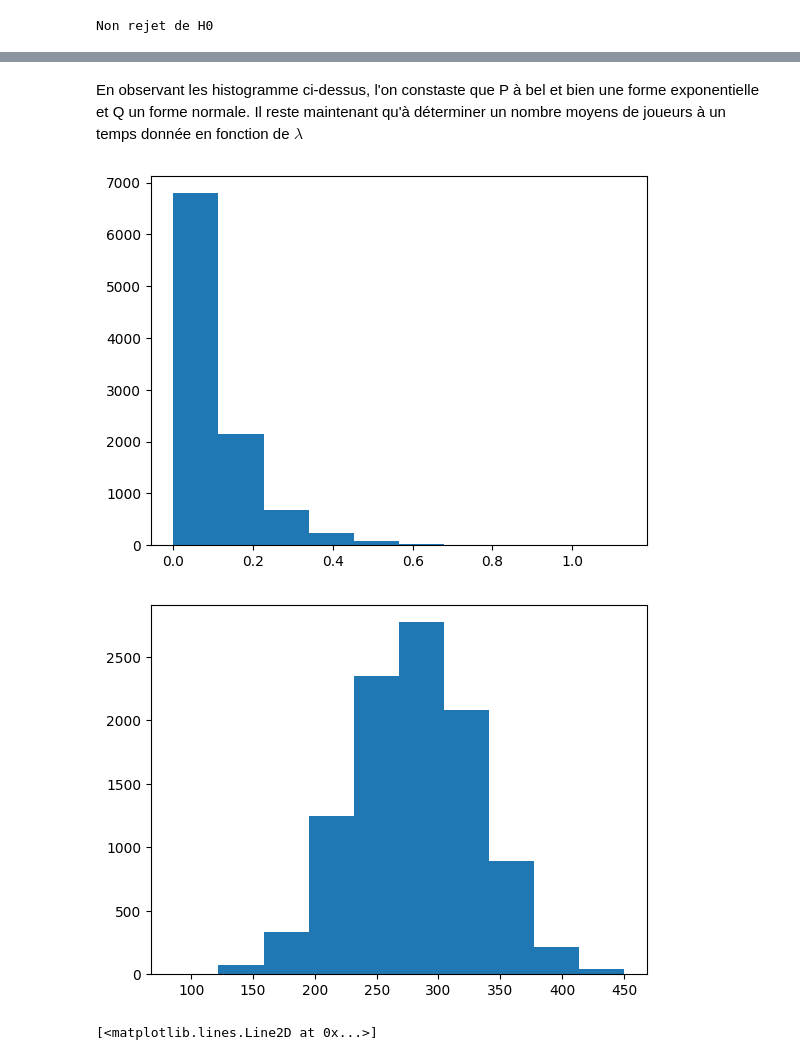
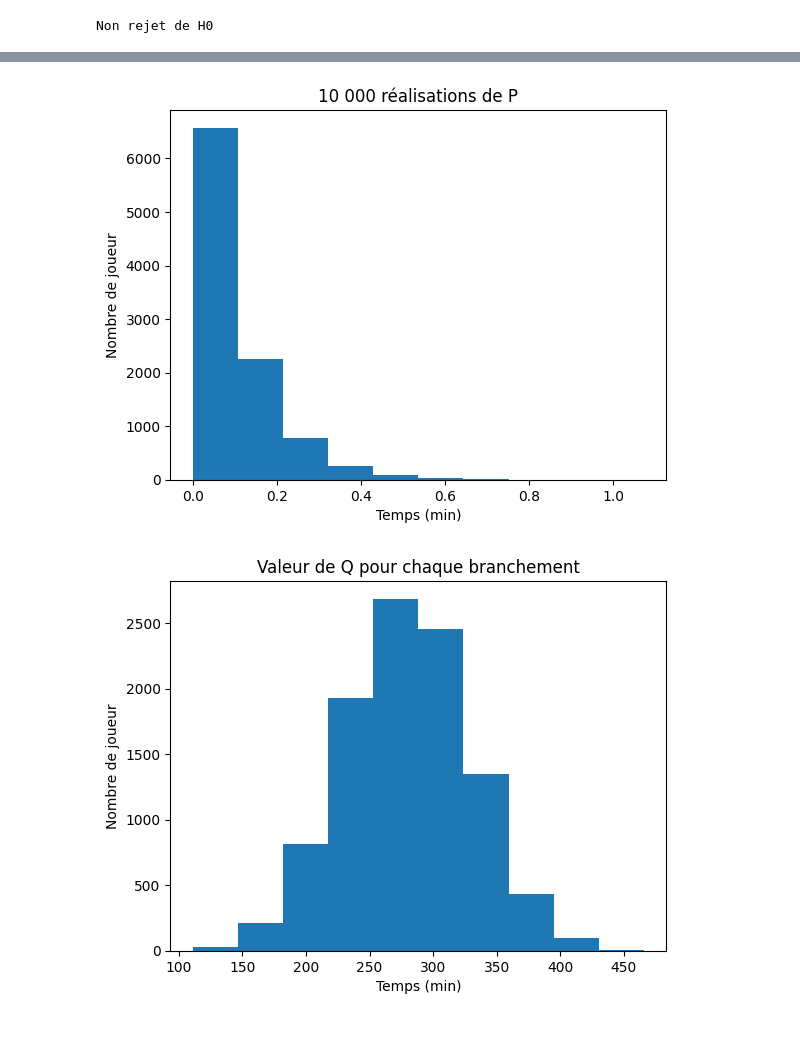
Before and after one commit to leethalss/S5_APP5, a Jupyter notebook: problematique.ipynb, the cells around one changed output, grey strips where cells are left out. Cells and saved outputs as stored; diff of their text form; code cells hidden in the pictures; blank space fills up the shorter version.

```diff
--- a/problematique.ipynb
+++ b/problematique.ipynb
@@ -373,68 +350,40 @@ plt.show()
-# %% [markdown]
-En observant les histogramme ci-dessus, l'on constaste que P à bel et bien une forme exponentielle et Q un forme normale. Il reste maintenant qu'à déterminer un nombre moyens de joueurs à un temps donnée en fonction de $\lambda$
-# %%
-N = 10000
-Lambda = 10
-temps = np.zeros(int(N*np.mean(p)+moyenne+4*std))
-tempsCourant = 0.0
-
-# Cas réel
-for i in range(N):
-    duree = int(RealisationQ(1)[0])
-    for j in range(duree):
-        temps[int(np.floor(tempsCourant)+j)] += 1
-
-    tempsCourant += RealisationP(1, Lambda)[0]
 # %%
-import numpy as np
-import matplotlib.pyplot as plt
-
 # Paramètres
 N = 10000
 lambdas = [10, 50, 100]  # Choisissez au moins 3 valeurs de λ entre 10 et 100
 moyenne_Q = 280.58  # Remplacez par la moyenne réelle de la variable aléatoire Q
 std_Q = 50.124481  # Remplacez par l'écart type réel de la variable aléatoire Q
 
 # Fonction pour générer les instants de branchement des joueurs
 def generate_arrival_times(N, lam):
     aleatoire = np.random.rand(N)
     return (-np.log(1 - aleatoire)) / lam
 
 # Fonction pour générer les temps de jeu des joueurs
 def generate_play_times(N, moyenne, std):
     aleatoire2 = np.random.rand(N)
     play_times = np.zeros(N)
     for i in range(len(aleatoire2)):
         if aleatoire2[i] >= 0.5:
             play_times[i] = np.sqrt(-np.log(-(aleatoire2[i] * 2 - 1)**2 + 1) / (np.sqrt(np.pi / 8))) * std + moyenne
         else:
             play_times[i] = -np.sqrt(-np.log(-(aleatoire2[i] * 2 - 1)**2 + 1) / (np.sqrt(np.pi / 8))) * std + moyenne
     return play_times
 
 # Boucle sur différentes valeurs de λ
 
 P = generate_arrival_times(N,lambdas[0])
 plt.hist(P)
+plt.title('10 000 réalisations de P')
+plt.xlabel('Temps (min)')
+plt.ylabel('Nombre de joueur')
 plt.show()
 Q = generate_play_times(N,moyenne_Q,std_Q)
 plt.hist(Q)
+plt.title('Valeur de Q pour chaque branchement')
+plt.xlabel('Temps (min)')
+plt.ylabel('Nombre de joueur')
 plt.show()
-
-N = 10000
-Lambda = 10
-temps = np.zeros(int(N*np.mean(generate_arrival_times(N,10))+moyenne+4*std))
-tempsCourant = 0.0
-
-# Cas réel
-for i in range(N):
-    duree = int(generate_play_times(1,moyenne,std)[0])
-    for j in range(duree):
-        temps[int(np.floor(tempsCourant)+j)] += 1
-
-    tempsCourant += generate_arrival_times(1, Lambda)[0]
-
-plt.plot(temps)
 # %% [output]
-[figure, old version]
+[figure, new version]
-[figure, old version]
+[figure, new version]
-[<matplotlib.lines.Line2D at 0x...>]
```
Also changed, not shown: parts of 28 cells of this notebook, 1 other file.
